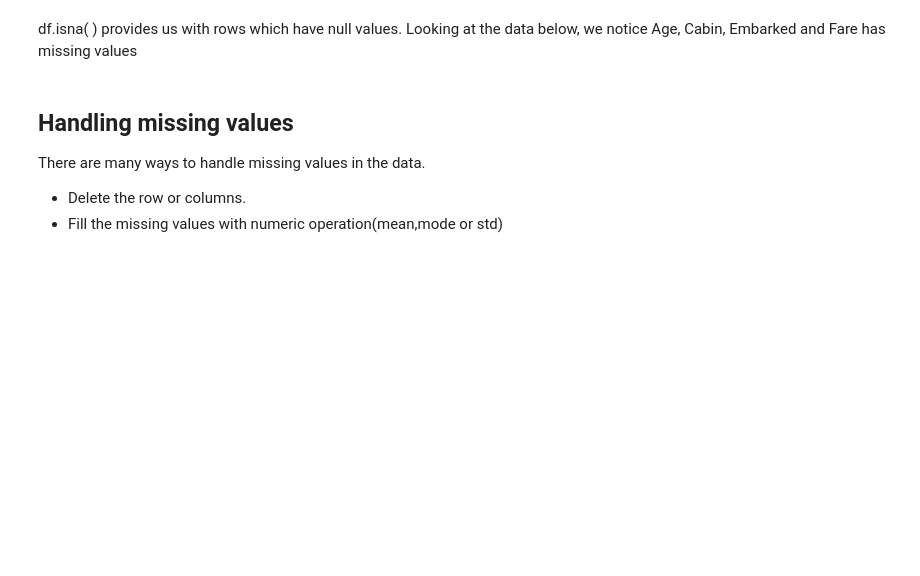
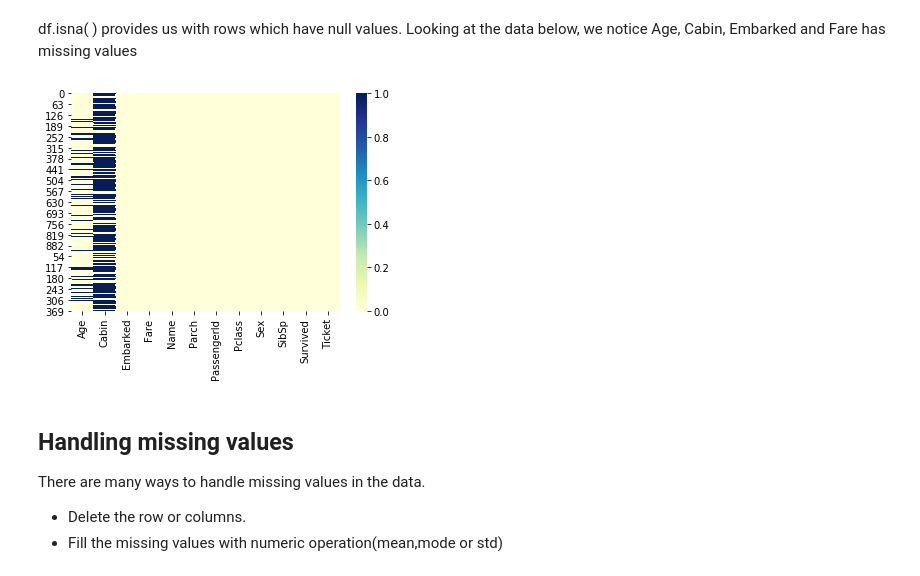
Before and after one commit to anoopsp/Titanic-Machine-Learning-from-Disaster, a Jupyter notebook: Titanic Predictions.ipynb, the cells around one changed output. Cells and saved outputs as stored; diff of their text form; code cells hidden in the pictures; blank space fills up the shorter version.

Commit message:
Added few Visualisations

```diff
--- a/Titanic Predictions.ipynb
+++ b/Titanic Predictions.ipynb
@@ -168,6 +168,10 @@ dtype: int64
 # %% [markdown]
 
 df.isna( ) provides us with rows which have null values.  Looking at the data below, we notice Age, Cabin, Embarked and Fare has missing values
+# %%
+sns.heatmap(titanic.isnull(),annot=False,cmap='YlGnBu');
+# %% [output]
+[figure, added]
 # %% [markdown]
 ## Handling missing values
 
```
